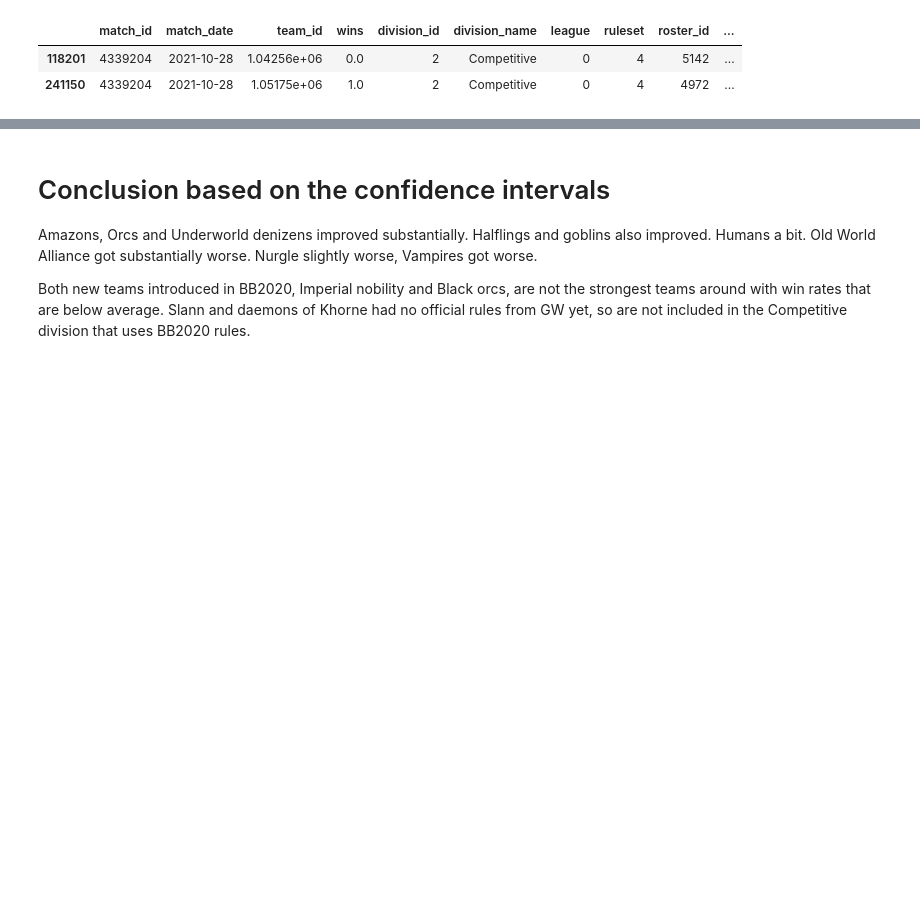
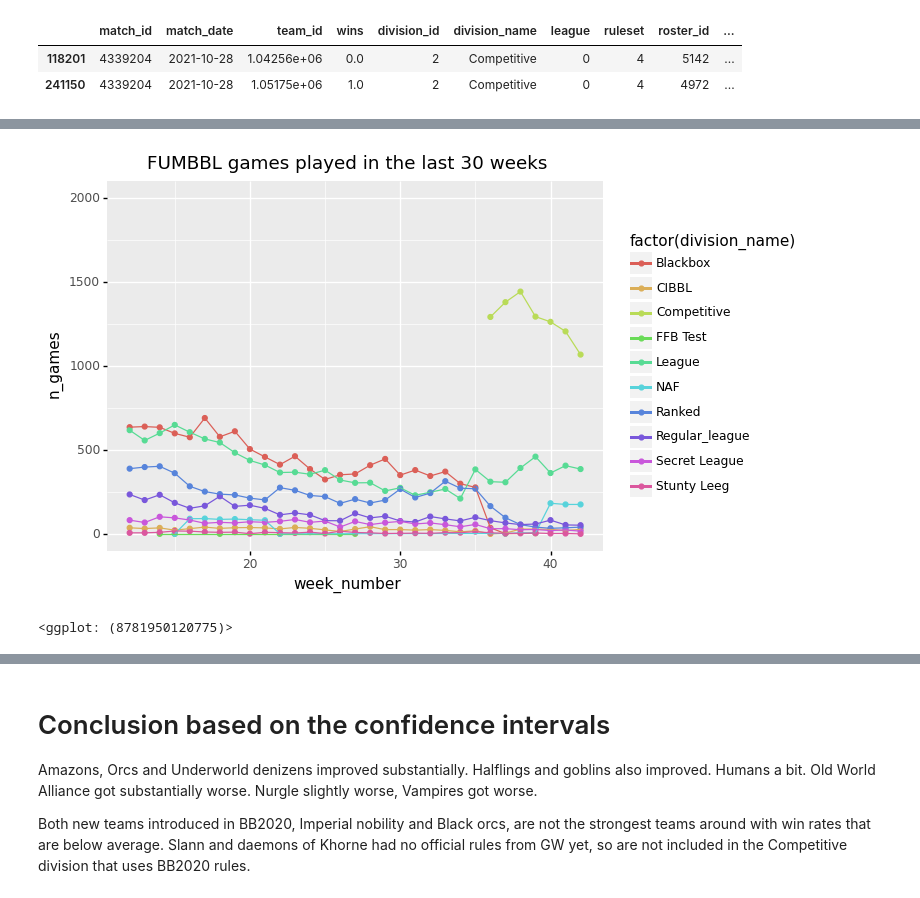
Before and after one commit to gsverhoeven/hugo_source, a Jupyter notebook: content/post/fumbbl_blogpost_src/fumbbl_bb2020.ipynb, the cells around one changed output, grey strips where cells are left out. Drawn from its saved outputs; the diff is of its cells as text; code cells hidden in the pictures; blank space fills up the shorter version.

```diff
--- a/content/post/fumbbl_blogpost_src/fumbbl_bb2020.ipynb
+++ b/content/post/fumbbl_blogpost_src/fumbbl_bb2020.ipynb
@@ -694,0 +506,14 @@ df_wins2.match_id.max()
+# %%
+df_wins['week_number'] = df_wins['match_date'].dt.isocalendar().week
+#df_wins['week_number'] = df_wins['week_number'].astype('Int64')
+df_wins['week_number'] = df_wins['week_number'].fillna(0).astype(np.int64)
+
+df_wins
+# cannot convert to np int64 becaues of missing values
+# cannot convert to 'int64'-dtype NumPy array with missing values. Specify an appropriate 'na_value' for this dtype.
+df_wins['year'] = pd.DatetimeIndex(df_wins['match_date']).year
+
+# fix week 53 weeks jan 2021
+df_wins.loc[(df_wins['year'] == 2021) & (df_wins['week_number'] == 53), 'year'] = 2020
+
+df_wins.dtypes
@@ -770,0 +582,22 @@ df_wins2.loc[df_wins2['division_name'] == 'NAF', 'ruleset_name'] = 'mixed'
+# %%
+res = (df_wins
+    .groupby(['division_name', 'week_number', 'year'])
+    .agg(
+        #perc_win = ('wins', "mean"),
+        n_games = ('race_name', "count")
+    )
+    .reset_index()) # this adds the group by variables (now index) as a column
+
+res['n_games'] = res['n_games']/2
+# %%
+(p9.ggplot(data = res.query('year > 2020 & week_number < 43 & week_number > 11'), mapping = p9.aes(x = 'week_number', y = 'n_games',
+group = 'factor(division_name)', color = 'factor(division_name)'))
+    + p9.geom_point()
+    + p9.geom_line()
+    + p9.expand_limits(y=[0,2000])
+    + p9.ggtitle("FUMBBL games played in the last 30 weeks"))
+
+    # yes we exactly reproduce the counts from FUMBBL 30 week plot
+# %% [output]
+[figure, added]
+<ggplot: (8781950120775)>
```
Also changed, not shown: parts of 80 cells of this notebook.
